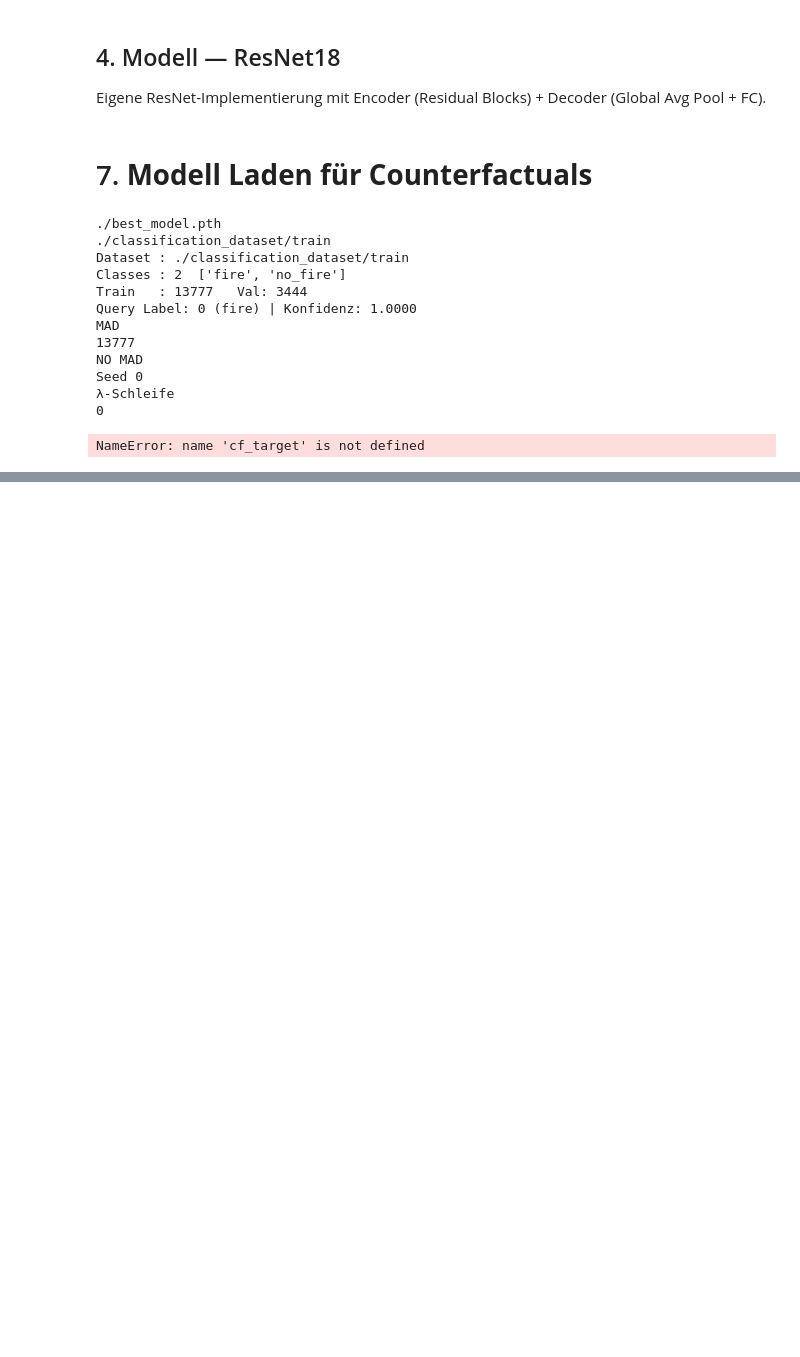
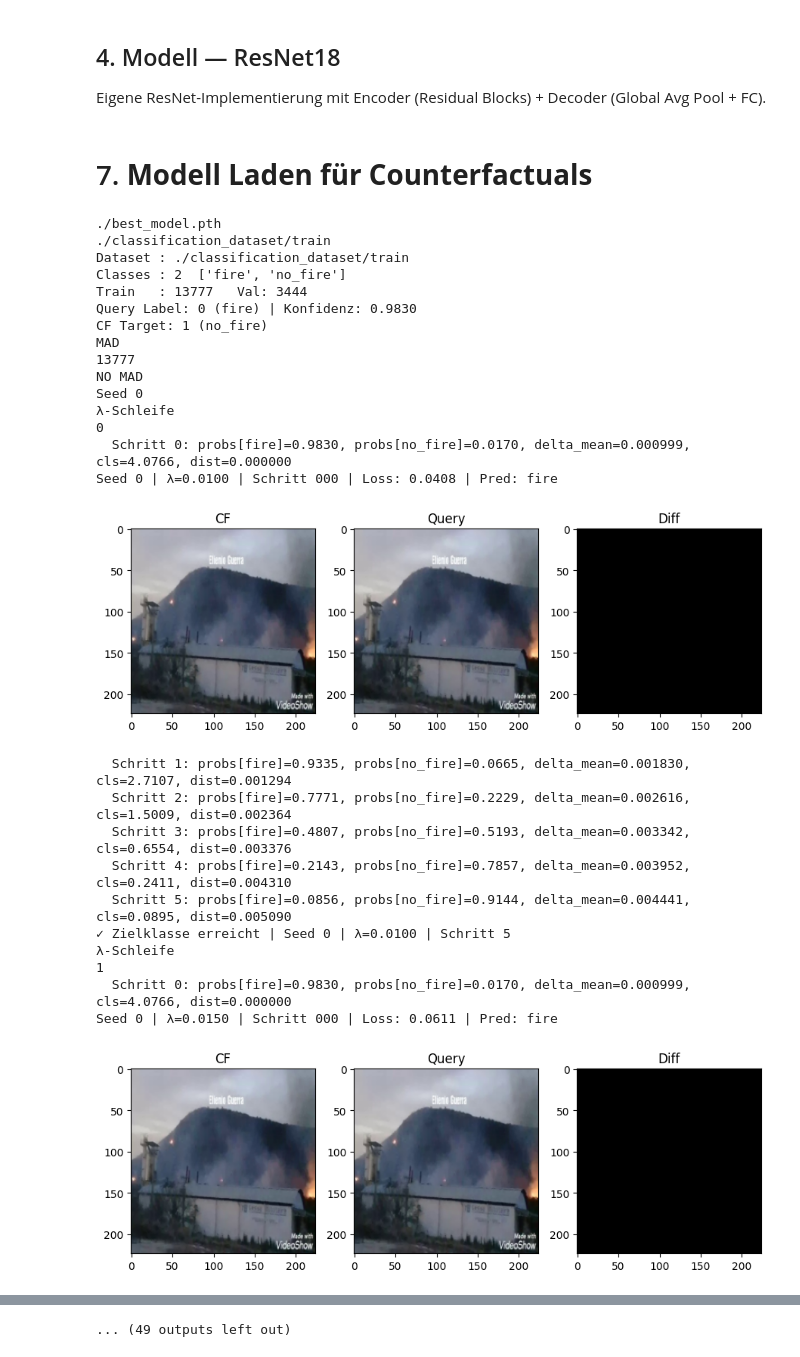
Before and after one commit to uulex/Explaining_Image_Classification, a Jupyter notebook: fire_detection/fire_detection_wachter.ipynb, the cells around one changed output, grey strips where cells are left out. Cells and saved outputs as stored; diff of their text form; code cells hidden in the pictures; blank space fills up the shorter version.

Commit message:
Debugging output -> CNN schlecht?

```diff
--- a/fire_detection/fire_detection_wachter.ipynb
+++ b/fire_detection/fire_detection_wachter.ipynb
@@ -363,10 +363,10 @@ mad        = mad.clamp(min=1e-6).to(device)
 print("NO MAD")
 # 4. Hyperparameter
 error                = nn.CrossEntropyLoss()
-learning_rate        = 0.01
+learning_rate        = 0.001
 lambda_val           = 0.01
 lambda_step          = 1.5
-confidence_threshold = 0.6
+confidence_threshold = 0.8
 
 seeds     = [0, 42, 123]
 best_cf   = None
@@ -384,7 +384,7 @@ for seed in seeds:
         delta = torch.zeros_like(query_image, requires_grad=True)
         optimizer_cf = torch.optim.Adam([delta], lr=learning_rate)
 
-        #  7. Optimierungsschleife (innerste)
+#  7. Optimierungsschleife (innerste)
         for i in range(1000):
             optimizer_cf.zero_grad()
             cf_image = query_image + delta
@@ -396,52 +396,75 @@ for seed in seeds:
             loss_cf.backward()
             optimizer_cf.step()
 
+
+            if i < 15:
+                print(f"  Schritt {i}: probs[fire]={probs[0,0].item():.4f}, "
+                      f"probs[no_fire]={probs[0,1].item():.4f}, "
+                      f"delta_mean={delta.abs().mean().item():.6f}, "
+                      f"cls={cls.item():.4f}, dist={dist.item():.6f}")
+
             if i % 100 == 0:
                 pred = output.argmax().item()
                 print(f"Seed {seed} | λ={lambda_val:.4f} | Schritt {i:03d} | "
                       f"Loss: {loss_cf.item():.4f} | Pred: {class_names[pred]}")
 
                 fig, axes = plt.subplots(1, 3, figsize=(9, 3))
-                cf_np    = denormalize(cf_image.detach().cpu()).numpy()
-                query_np = denormalize(query_image.cpu()).numpy()
-                diff     = np.abs(cf_np - query_np)
-                diff     = (diff - diff.min()) / (diff.max() + 1e-8)
+                cf_np     = denormalize(cf_image.detach().cpu()).numpy()
+                query_np  = denormalize(query_image.cpu()).numpy()
+                diff_display = np.abs(cf_np - query_np)
+                diff_display = diff_display - diff_display.min()
+                if diff_display.max() > 0:
+                    diff_display = diff_display / diff_display.max()
 
                 def to_display(t):
                     return t[0] if t.shape[0] == 1 else t.transpose(1, 2, 0)
 
                 axes[0].imshow(to_display(cf_np));    axes[0].set_title("CF")
                 axes[1].imshow(to_display(query_np)); axes[1].set_title("Query")
-                axes[2].imshow(to_display(diff));     axes[2].set_title("Diff")
+                axes[2].imshow(to_display(diff_display)); axes[2].set_title("Diff")
                 plt.tight_layout()
                 plt.show()
 
             if probs[0, cf_target].item() >= confidence_threshold:
                 print(f"✓ Zielklasse erreicht | Seed {seed} | λ={lambda_val:.4f} | Schritt {i}")
                 break
 
         lambda_val *= lambda_step
 
     #  8. Bestes CF speichern
     current_dist = ((cf_image - query_image).abs() / mad).sum().item()
     if current_dist < best_dist:
         best_dist = current_dist
         best_cf   = cf_image.detach().clone()
         print(f"→ Neues bestes CF | Seed {seed} | Distanz: {best_dist:.4f}")
 
 print(f"\nBestes CF | Gesamtdistanz: {best_dist:.4f}")
 print(f"Finale Vorhersage: {class_names[model(best_cf.unsqueeze(0)).argmax().item()]}")
 # %% [output]
 ./best_model.pth
 ./classification_dataset/train
 Dataset : ./classification_dataset/train
 Classes : 2  ['fire', 'no_fire']
 Train   : 13777   Val: 3444
-Query Label: 0 (fire) | Konfidenz: 1.0000
+Query Label: 0 (fire) | Konfidenz: 0.9830
+CF Target: 1 (no_fire)
 MAD
 13777
 NO MAD
 Seed 0
 λ-Schleife
 0
+  Schritt 0: probs[fire]=0.9830, probs[no_fire]=0.0170, delta_mean=0.000999, cls=4.0766, dist=0.000000
+Seed 0 | λ=0.0100 | Schritt 000 | Loss: 0.0408 | Pred: fire
+[figure, added]
-NameError: name 'cf_target' is not defined
+  Schritt 1: probs[fire]=0.9335, probs[no_fire]=0.0665, delta_mean=0.001830, cls=2.7107, dist=0.001294
+  Schritt 2: probs[fire]=0.7771, probs[no_fire]=0.2229, delta_mean=0.002616, cls=1.5009, dist=0.002364
+  Schritt 3: probs[fire]=0.4807, probs[no_fire]=0.5193, delta_mean=0.003342, cls=0.6554, dist=0.003376
+  Schritt 4: probs[fire]=0.2143, probs[no_fire]=0.7857, delta_mean=0.003952, cls=0.2411, dist=0.004310
+  Schritt 5: probs[fire]=0.0856, probs[no_fire]=0.9144, delta_mean=0.004441, cls=0.0895, dist=0.005090
+✓ Zielklasse erreicht | Seed 0 | λ=0.0100 | Schritt 5
+λ-Schleife
+1
+  Schritt 0: probs[fire]=0.9830, probs[no_fire]=0.0170, delta_mean=0.000999, cls=4.0766, dist=0.000000
+Seed 0 | λ=0.0150 | Schritt 000 | Loss: 0.0611 | Pred: fire
+[figure, added]
@@ -447,0 +515 @@ NameError: name 'cf_target' is not defined
+... (49 outputs left out)
```
Also changed, not shown: parts of 1 cell of this notebook, 1 other file.
